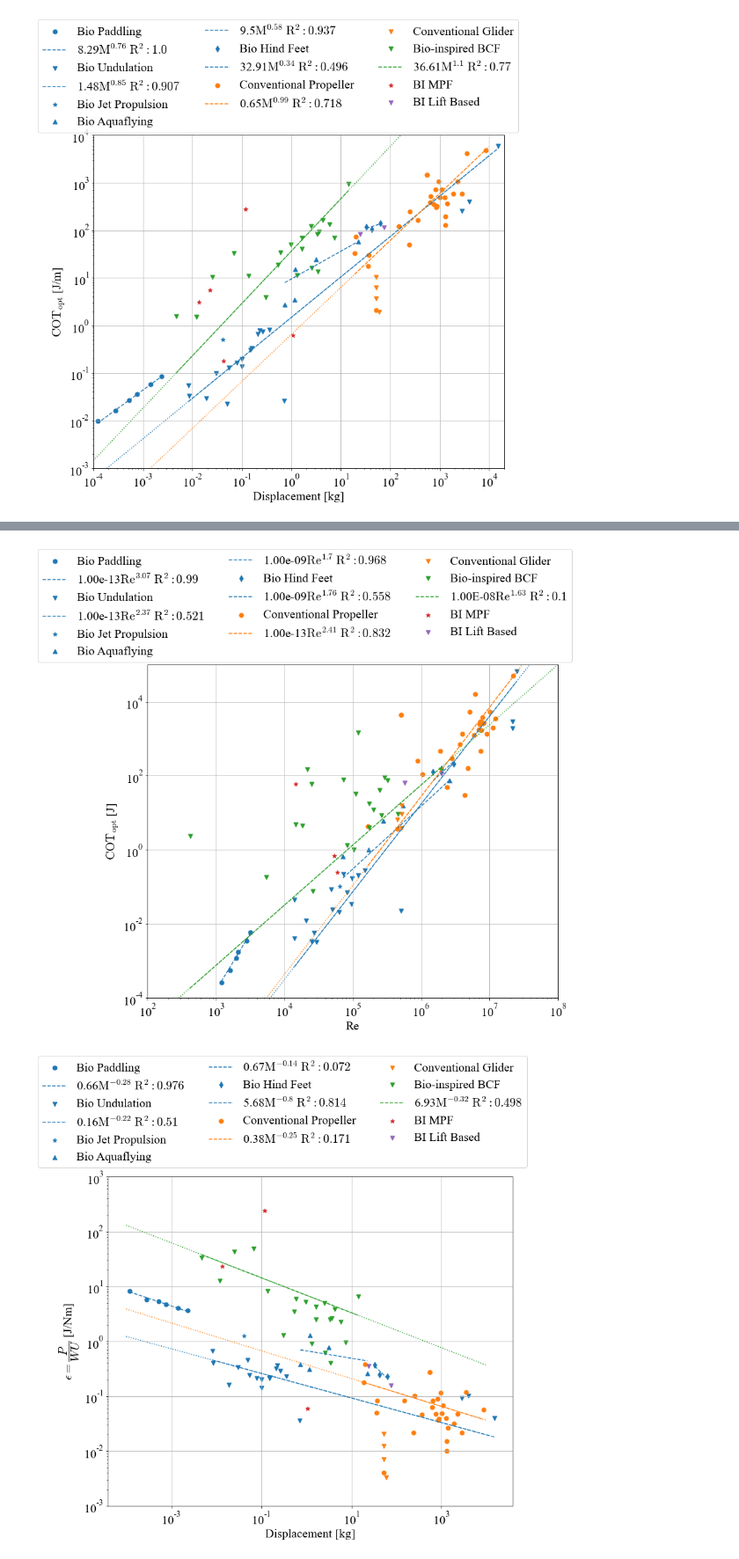
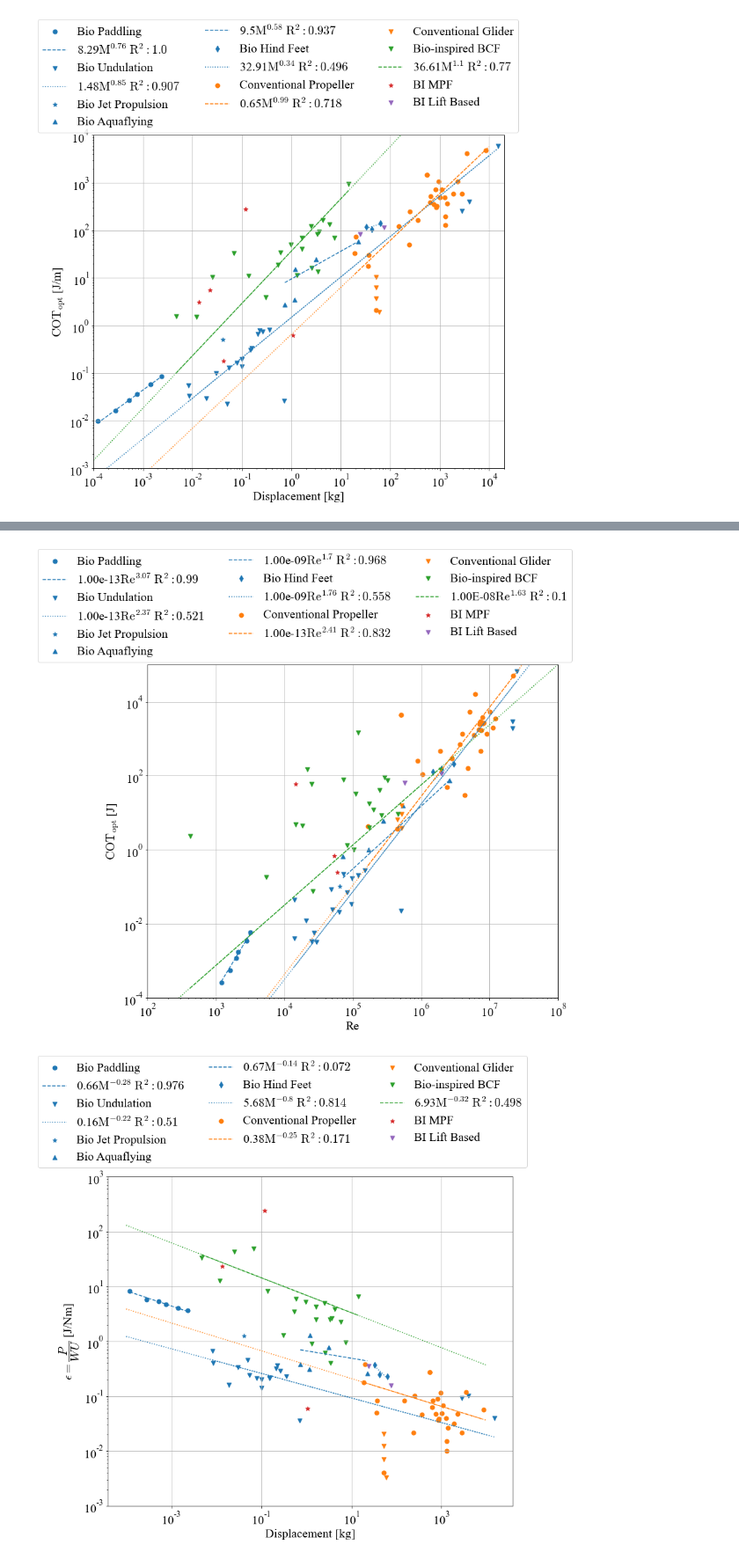
Before and after one commit to michaelcoe/Cost-of-Transport-Estimation, a Jupyter notebook: database_COT_plots.ipynb, the cells around one changed output, grey strips where cells are left out. Shown at 88% size. Drawn from its saved outputs; the diff is of its cells as text; code cells hidden in the pictures.

```diff
--- a/database_COT_plots.ipynb
+++ b/database_COT_plots.ipynb
@@ -80,6 +80,7 @@ marker_size=50
 fit_method = 'least_squares'
 
 markers = ['o', 'v', '*', '^', 'd']
+linestyles = ['dashed','dotted','dashdot','dashed','dotted']
 
 model = PowerLawModel(prefix='p_')
 dx = np.linspace(1e-4, 1e4, 50)
@@ -100,7 +101,7 @@ for i, mode in enumerate(bio_modes):
 
                 ax1.scatter(data['Weight [kg]'], data['COTopt [J/kgm]'], marker=markers[i], color=col, s=marker_size, label='Bio ' + mode)
 
-                ax1.plot(data['Weight [kg]'], fit.params['p_amplitude'].value*data['Weight [kg]'].values**fit.params['p_exponent'].value, col + '--',
+                ax1.plot(data['Weight [kg]'], fit.params['p_amplitude'].value*data['Weight [kg]'].values**fit.params['p_exponent'].value, linestyle=linestyles[i], color=col,
                         label=str(np.round(fit.params['p_amplitude'].value, 2)) + '$\mathrm{M^{' + str(np.round(fit.params['p_exponent'].value,2)) + '}\;R^2: '
                         + str(np.round(r_squared, 3)) + '}$')
                 ax1.plot(dx, fit.params['p_amplitude'].value*dx**fit.params['p_exponent'].value, col + ':')
@@ -115,7 +116,7 @@ for i, mode in enumerate(bio_modes):
 
                 ax1.scatter(data['Weight [kg]'], data['COTopt [J/kgm]'], marker=markers[i], color=col, s=marker_size, label='Bio ' + mode)
 
-                ax1.plot(data['Weight [kg]'], fit.params['p_amplitude'].value*data['Weight [kg]'].values**fit.params['p_exponent'].value, col + '--',
+                ax1.plot(data['Weight [kg]'], fit.params['p_amplitude'].value*data['Weight [kg]'].values**fit.params['p_exponent'].value, linestyle=linestyles[i], color=col,
                         label=str(np.round(fit.params['p_amplitude'].value, 2)) + '$\mathrm{M^{' + str(np.round(fit.params['p_exponent'].value,2)) + '}\;R^2: '
                         + str(np.round(r_squared, 3)) + '}$')
 
@@ -133,7 +134,7 @@ for i, mode in enumerate(conv_modes):
                 r_squared = calc_rsquared(data['Weight [kg]'].values, data['COTopt [J/kgm]'].values, fit.params['p_amplitude'].value, fit.params['p_exponent'].value)
 
                 ax1.scatter(data['Weight [kg]'], data['COTopt [J/kgm]'], marker=markers[i], color=col, s=marker_size, label='Conventional ' + mode)
-                ax1.plot(data['Weight [kg]'], fit.params['p_amplitude'].value*data['Weight [kg]'].values**fit.params['p_exponent'].value, col + '--',
+                ax1.plot(data['Weight [kg]'], fit.params['p_amplitude'].value*data['Weight [kg]'].values**fit.params['p_exponent'].value, linestyle=linestyles[i], color=col,
                         label=str(np.round(fit.params['p_amplitude'].value, 2)) + '$\mathrm{M^{' + str(np.round(fit.params['p_exponent'].value,2)) + '}\;R^2: '
                         + str(np.round(r_squared, 3)) + '}$')
                 ax1.plot(dx, fit.params['p_amplitude'].value*dx**fit.params['p_exponent'].value, col + ':')
@@ -153,7 +154,7 @@ fit = model.fit(data['COTopt [J/kgm]'], pars, x=data['Weight [kg]'])
 r_squared = calc_rsquared(data['Weight [kg]'].values, data['COTopt [J/kgm]'].values, fit.params['p_amplitude'].value, fit.params['p_exponent'].value)
 
 ax1.scatter(data['Weight [kg]'], data['COTopt [J/kgm]'], marker=markers[i], color='C2', s=marker_size, label='Bio-inspired BCF')
-ax1.plot(data['Weight [kg]'], fit.params['p_amplitude'].value*data['Weight [kg]'].values**fit.params['p_exponent'].value, col + '--',
+ax1.plot(data['Weight [kg]'], fit.params['p_amplitude'].value*data['Weight [kg]'].values**fit.params['p_exponent'].value, col+'--',
         label=str(np.round(fit.params['p_amplitude'].value, 2)) + '$\mathrm{M^{' + str(np.round(fit.params['p_exponent'].value,2)) + '}\;R^2: '
         + str(np.round(r_squared, 3)) + '}$')
 ax1.plot(dx, fit.params['p_amplitude'].value*dx**fit.params['p_exponent'].value, col + ':')
@@ -199,7 +200,7 @@ for i, mode in enumerate(bio_modes):
 
                 ax2.scatter(data['Weight [kg]'], data['COTopt [J/m]'], marker=markers[i], color=col, s=marker_size, label='Bio ' + mode)
 
-                ax2.plot(data['Weight [kg]'], fit.params['p_amplitude'].value*data['Weight [kg]'].values**fit.params['p_exponent'].value, col + '--',
+                ax2.plot(data['Weight [kg]'], fit.params['p_amplitude'].value*data['Weight [kg]'].values**fit.params['p_exponent'].value, linestyle=linestyles[i], color=col,
                         label=str(np.round(fit.params['p_amplitude'].value, 2)) + '$\mathrm{M^{' + str(np.round(fit.params['p_exponent'].value,2)) + '}\;R^2: '
                         + str(np.round(r_squared, 3)) + '}$')
                 ax2.plot(dx, fit.params['p_amplitude'].value*dx**fit.params['p_exponent'].value, col + ':')
@@ -214,7 +215,7 @@ for i, mode in enumerate(bio_modes):
 
                 ax2.scatter(data['Weight [kg]'], data['COTopt [J/m]'], marker=markers[i], color=col, s=marker_size, label='Bio ' + mode)
 
-                ax2.plot(data['Weight [kg]'], fit.params['p_amplitude'].value*data['Weight [kg]'].values**fit.params['p_exponent'].value, col + '--',
+                ax2.plot(data['Weight [kg]'], fit.params['p_amplitude'].value*data['Weight [kg]'].values**fit.params['p_exponent'].value, linestyle=linestyles[i], color=col,
                         label=str(np.round(fit.params['p_amplitude'].value, 2)) + '$\mathrm{M^{' + str(np.round(fit.params['p_exponent'].value,2))  + '}\;R^2: '
                         + str(np.round(r_squared, 3)) + '}$')
 
@@ -232,7 +233,7 @@ for i, mode in enumerate(conv_modes):
                 r_squared = calc_rsquared(data['Weight [kg]'].values, data['COTopt [J/m]'].values, fit.params['p_amplitude'].value, fit.params['p_exponent'].value)
 
                 ax2.scatter(data['Weight [kg]'], data['COTopt [J/m]'], marker=markers[i], color=col, s=marker_size, label='Conventional ' + mode)
-                ax2.plot(data['Weight [kg]'], fit.params['p_amplitude'].value*data['Weight [kg]'].values**fit.params['p_exponent'].value, col + '--',
+                ax2.plot(data['Weight [kg]'], fit.params['p_amplitude'].value*data['Weight [kg]'].values**fit.params['p_exponent'].value, linestyle=linestyles[i], color=col,
                         label=str(np.round(fit.params['p_amplitude'].value, 2)) + '$\mathrm{M^{' + str(np.round(fit.params['p_exponent'].value,2)) + '}\;R^2: '
                         + str(np.round(r_squared, 3)) + '}$')
                 ax2.plot(dx, fit.params['p_amplitude'].value*dx**fit.params['p_exponent'].value, col + ':')
@@ -300,7 +301,7 @@ for i, mode in enumerate(bio_modes):
 
                 ax3.scatter(data['Weight [kg]'], data['COTopt [J]'], marker=markers[i], color=col, s=marker_size, label='Bio ' + mode)
 
-                ax3.plot(data['Weight [kg]'], fit.params['p_amplitude'].value*data['Weight [kg]'].values**fit.params['p_exponent'].value, col + '--',
+                ax3.plot(data['Weight [kg]'], fit.params['p_amplitude'].value*data['Weight [kg]'].values**fit.params['p_exponent'].value, linestyle=linestyles[i], color=col,
                         label=str(np.round(fit.params['p_amplitude'].value, 2)) + '$\mathrm{M^{' + str(np.round(fit.params['p_exponent'].value,2)) + '}\;R^2: '
                         + '{:.2}'.format(r_squared) + '}$')
                 ax3.plot(dx, fit.params['p_amplitude'].value*dx**fit.params['p_exponent'].value, col + ':')
@@ -313,7 +314,7 @@ for i, mode in enumerate(bio_modes):
 
                 ax3.scatter(data['Weight [kg]'], data['COTopt [J]'], marker=markers[i], color=col, s=marker_size, label='Bio ' + mode)
 
-                ax3.plot(data['Weight [kg]'], fit.params['p_amplitude'].value*data['Weight [kg]'].values**fit.params['p_exponent'].value, col + '--',
+                ax3.plot(data['Weight [kg]'], fit.params['p_amplitude'].value*data['Weight [kg]'].values**fit.params['p_exponent'].value, linestyle=linestyles[i], color=col,
                         label=str(np.round(fit.params['p_amplitude'].value, 2)) + '$\mathrm{M^{' + str(np.round(fit.params['p_exponent'].value,2)) + '}\;R^2: '
                         + '{:.2}'.format(r_squared) + '}$')
 
@@ -333,7 +334,7 @@ for i, mode in enumerate(conv_modes):
                 r_squared = calc_rsquared(data['Weight [kg]'].values, data['COTopt [J]'].values, fit.params['p_amplitude'].value, fit.params['p_exponent'].value)
 
                 ax3.scatter(data['Weight [kg]'], data['COTopt [J]'], marker=markers[i], color=col, s=marker_size, label='Conventional ' + mode)
-                ax3.plot(data['Weight [kg]'], fit.params['p_amplitude'].value*data['Weight [kg]'].values**fit.params['p_exponent'].value, col + '--',
+                ax3.plot(data['Weight [kg]'], fit.params['p_amplitude'].value*data['Weight [kg]'].values**fit.params['p_exponent'].value, linestyle=linestyles[i], color=col,
                         label=str(np.round(fit.params['p_amplitude'].value, 2)) + '$\mathrm{M^{' + str(np.round(fit.params['p_exponent'].value,2)) + '}\;R^2: '
                         + str(np.round(r_squared, 3)) + '}$')
                 ax3.plot(dx, fit.params['p_amplitude'].value*dx**fit.params['p_exponent'].value, col + ':')
@@ -412,7 +413,7 @@ for i, mode in enumerate(bio_modes):
 
                 ax4.scatter(data['Re'], data['COTopt [J]'], marker=markers[i], color=col, s=marker_size, label='Bio ' + mode)
 
-                ax4.plot(data['Re'], fit.params['p_amplitude'].value*data['Re'].values**fit.params['p_exponent'].value, col + '--',
+                ax4.plot(data['Re'], fit.params['p_amplitude'].value*data['Re'].values**fit.params['p_exponent'].value, linestyle=linestyles[i], color=col,
                         label='{:.2e}'.format(fit.params['p_amplitude'].value) + '$\mathrm{Re^{' + str(np.round(fit.params['p_exponent'].value,2)) + '}\;R^2: '
                         + str(np.round(r_squared, 3)) + '}$')
                 ax4.plot(dx, fit.params['p_amplitude'].value*dx**fit.params['p_exponent'].value, col + ':')
@@ -427,7 +428,7 @@ for i, mode in enumerate(bio_modes):
 
                 ax4.scatter(data['Re'], data['COTopt [J]'], marker=markers[i], color=col, s=marker_size, label='Bio ' + mode)
 
-                ax4.plot(data['Re'], fit.params['p_amplitude'].value*data['Re'].values**fit.params['p_exponent'].value, col + '--',
+                ax4.plot(data['Re'], fit.params['p_amplitude'].value*data['Re'].values**fit.params['p_exponent'].value, linestyle=linestyles[i], color=col,
                         label='{:.2e}'.format(fit.params['p_amplitude'].value) + '$\mathrm{Re^{' + str(np.round(fit.params['p_exponent'].value,2)) + '}\;R^2: '
                         + str(np.round(r_squared, 3)) + '}$')
                 # ax4.plot(dx, fit.params['p_amplitude'].value*dx**fit.params['p_exponent'].value, col + ':')
@@ -446,7 +447,7 @@ for i, mode in enumerate(conv_modes):
                 r_squared = np.abs(calc_rsquared(data['Re'].values, data['COTopt [J]'].values, fit.params['p_amplitude'].value, fit.params['p_exponent'].value))
 
                 ax4.scatter(data['Re'], data['COTopt [J]'], marker=markers[i], color=col, s=marker_size, label='Conventional ' + mode)
-                ax4.plot(data['Re'], fit.params['p_amplitude'].value*data['Re'].values**fit.params['p_exponent'].value, col + '--',
+                ax4.plot(data['Re'], fit.params['p_amplitude'].value*data['Re'].values**fit.params['p_exponent'].value, linestyle=linestyles[i], color=col,
                         label='{:.2e}'.format(fit.params['p_amplitude'].value) + '$\mathrm{Re^{' + str(np.round(fit.params['p_exponent'].value,2)) + '}\;R^2: '
                         + str(np.round(r_squared, 3)) + '}$')
                 ax4.plot(dx, fit.params['p_amplitude'].value*dx**fit.params['p_exponent'].value, col + ':')
@@ -485,7 +486,7 @@ ax4.set_xscale('log')
 ax4.grid()
 fig4.savefig('cot_j_Re.pdf', facecolor='w', dpi=300, bbox_inches='tight')
 # %% [output]
-[figure, old version]
+[figure, new version]
 # %%
 fig5, ax5 = plt.subplots(figsize=(12,10), facecolor='w')
 marker_size=50
@@ -512,7 +513,7 @@ for i, mode in enumerate(bio_modes):
 
                 ax5.scatter(data['Weight [kg]'], data['COTopt [J/Nm]'], marker=markers[i], color=col, s=marker_size, label='Bio ' + mode)
 
-                ax5.plot(data['Weight [kg]'], fit.params['p_amplitude'].value*data['Weight [kg]'].values**fit.params['p_exponent'].value, col + '--',
+                ax5.plot(data['Weight [kg]'], fit.params['p_amplitude'].value*data['Weight [kg]'].values**fit.params['p_exponent'].value, linestyle=linestyles[i], color=col,
                         label=str(np.round(fit.params['p_amplitude'].value, 2)) + '$\mathrm{M^{' + str(np.round(fit.params['p_exponent'].value,2)) + '}\;R^2: '
                         + str(np.round(r_squared, 3)) + '}$')
                 ax5.plot(dx, fit.params['p_amplitude'].value*dx**fit.params['p_exponent'].value, col + ':')
@@ -527,7 +528,7 @@ for i, mode in enumerate(bio_modes):
 
                 ax5.scatter(data['Weight [kg]'], data['COTopt [J/Nm]'], marker=markers[i], color=col, s=marker_size, label='Bio ' + mode)
 
-                ax5.plot(data['Weight [kg]'], fit.params['p_amplitude'].value*data['Weight [kg]'].values**fit.params['p_exponent'].value, col + '--',
+                ax5.plot(data['Weight [kg]'], fit.params['p_amplitude'].value*data['Weight [kg]'].values**fit.params['p_exponent'].value, linestyle=linestyles[i], color=col,
                         label=str(np.round(fit.params['p_amplitude'].value, 2)) + '$\mathrm{M^{' + str(np.round(fit.params['p_exponent'].value,2)) + '}\;R^2: '
                         + str(np.round(r_squared, 3)) + '}$')
 
@@ -545,7 +546,7 @@ for i, mode in enumerate(conv_modes):
                 r_squared = calc_rsquared(data['Weight [kg]'].values, data['COTopt [J/Nm]'].values, fit.params['p_amplitude'].value, fit.params['p_exponent'].value)
 
                 ax5.scatter(data['Weight [kg]'], data['COTopt [J/Nm]'], marker=markers[i], color=col, s=marker_size, label='Conventional ' + mode)
-                ax5.plot(data['Weight [kg]'], fit.params['p_amplitude'].value*data['Weight [kg]'].values**fit.params['p_exponent'].value, col + '--',
+                ax5.plot(data['Weight [kg]'], fit.params['p_amplitude'].value*data['Weight [kg]'].values**fit.params['p_exponent'].value, linestyle=linestyles[i], color=col,
                         label=str(np.round(fit.params['p_amplitude'].value, 2)) + '$\mathrm{M^{' + str(np.round(fit.params['p_exponent'].value,2)) + '}\;R^2: '
                         + str(np.round(r_squared, 3)) + '}$')
                 ax5.plot(dx, fit.params['p_amplitude'].value*dx**fit.params['p_exponent'].value, col + ':')
@@ -557,34 +558,34 @@ col = 'C2'
 data = pd.concat(bcf_dfs)
 data = data.sort_values(by=['Weight [kg]'])
 pars = model.guess(data['COTopt [J/Nm]'].values, x=data['Weight [kg]'].values)
 pars['p_amplitude'].set(value=6, min=0.001, max=100.0)
 pars['p_exponent'].set(value=-0.5, min=-0.75, max=0.001)
 
 fit = model.fit(data['COTopt [J/Nm]'], pars, x=data['Weight [kg]'])
 
 r_squared = calc_rsquared(data['Weight [kg]'].values, data['COTopt [J/Nm]'].values, fit.params['p_amplitude'].value, fit.params['p_exponent'].value)
 
 ax5.scatter(data['Weight [kg]'], data['COTopt [J/Nm]'], marker=markers[i], color='C2', s=marker_size, label='Bio-inspired BCF')
 ax5.plot(data['Weight [kg]'], fit.params['p_amplitude'].value*data['Weight [kg]'].values**fit.params['p_exponent'].value, col + '--',
         label=str(np.round(fit.params['p_amplitude'].value, 2)) + '$\mathrm{M^{' + str(np.round(fit.params['p_exponent'].value,2)) + '}\;R^2: '
         + str(np.round(r_squared, 3)) + '}$')
 ax5.plot(dx, fit.params['p_amplitude'].value*dx**fit.params['p_exponent'].value, col + ':')
 
 ax5.scatter(mpf_cot['Weight [kg]'], mpf_cot['COTopt [J/Nm]'], marker='*', color='C3', s=marker_size, label='BI MPF')
 ax5.scatter(lift_cot['Weight [kg]'], lift_cot['COTopt [J/Nm]'], marker='v', color='C4', s=marker_size, label='BI Lift Based')
 
 ax5.set_xlabel('Displacement [kg]')
 ax5.set_ylabel('$\mathrm{\epsilon} = \dfrac{P}{WU}$ [J/Nm]')
 ax5.legend(ncol=3, loc=4, bbox_to_anchor=(1.05, 1.01))
 
 # ax5.set_xlim([1e-4, 2e4])
 ax5.set_ylim([1e-3, 1e3])
 ax5.set_yscale('log')
 ax5.set_xscale('log')
 ax5.grid()
 fig5.savefig('cot_j-Nm.pdf', facecolor='w', dpi=300, bbox_inches='tight')
 # %% [output]
-[figure, old version]
+[figure, new version]
 # %%
 fig6, ax6 = plt.subplots(figsize=(12,10), facecolor='w')
 marker_size=50
```
Also changed, not shown: parts of 3 cells of this notebook, 6 other files.
